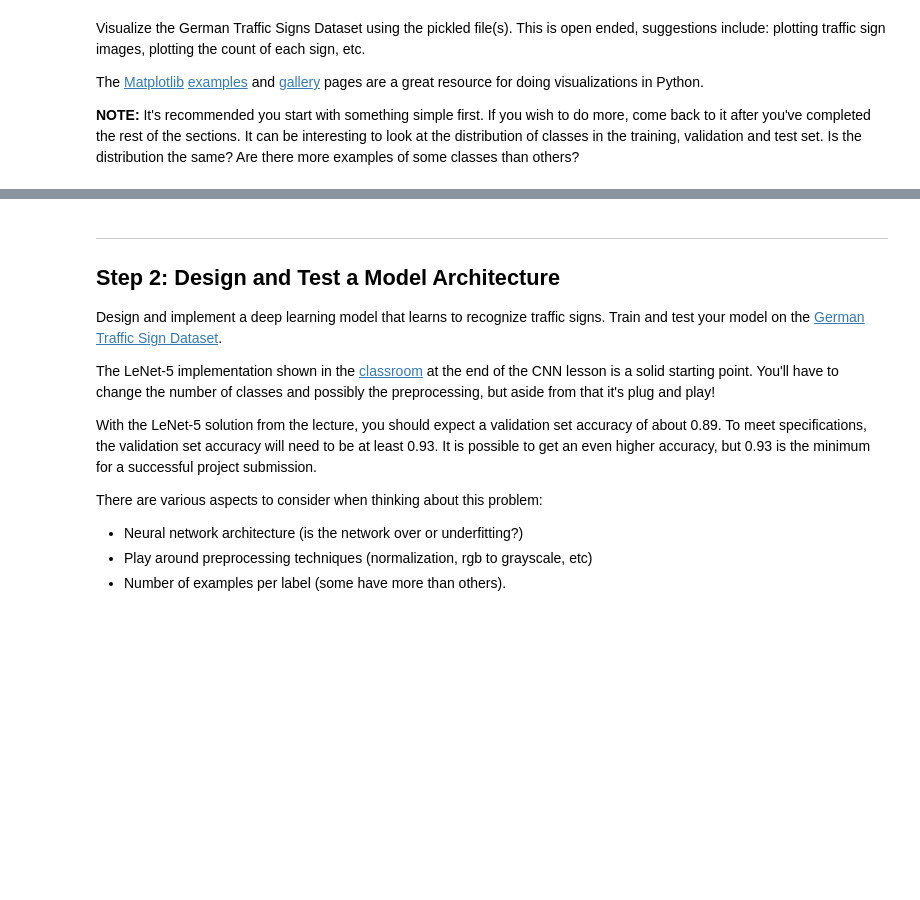
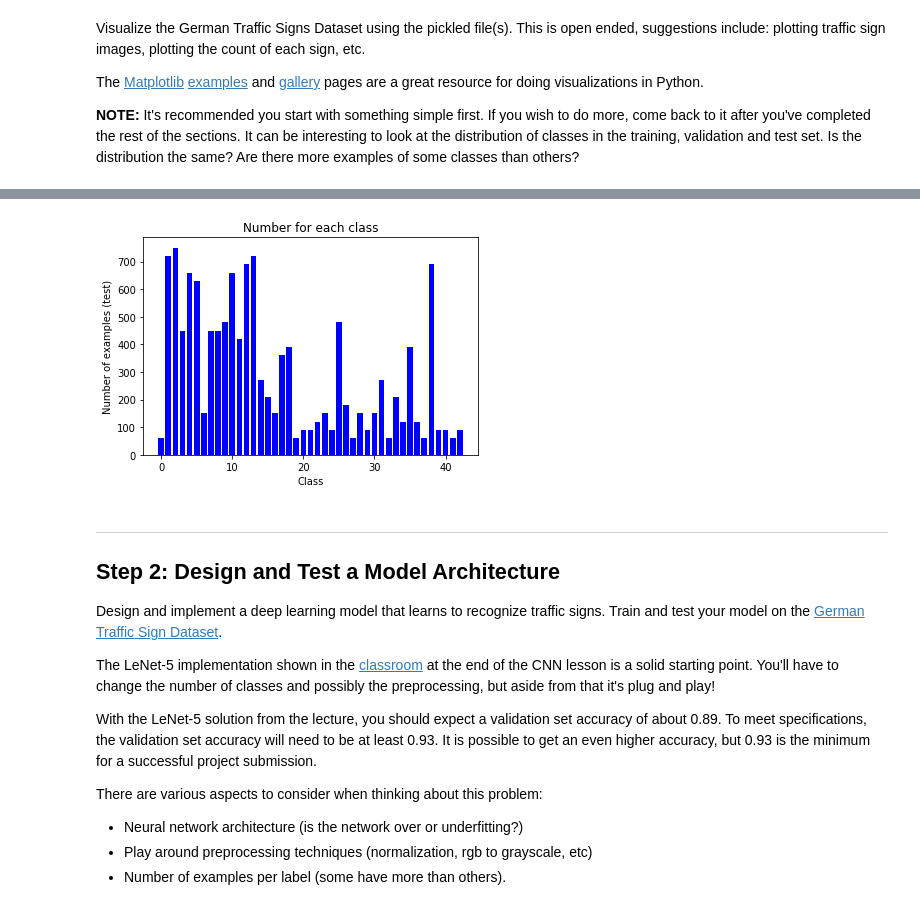
Before and after one commit to pl80tech/CarND-Traffic-Sign-Classifier, a Jupyter notebook: Traffic_Sign_Classifier.ipynb, the cells around one changed output, grey strips where cells are left out. Cells and saved outputs as stored; diff of their text form; code cells hidden in the pictures; blank space fills up the shorter version.

```diff
--- a/Traffic_Sign_Classifier.ipynb
+++ b/Traffic_Sign_Classifier.ipynb
@@ -116,3 +137,8 @@ import matplotlib.pyplot as plt
+# %%
+# Test data
+plot_number_of_each_label(y_test, 'Number of examples (test)', 'Class', 'Number for each class', 'b')
+# %% [output]
+[figure, added]
 # %% [markdown]
 ----
 
```
Also changed, not shown: parts of 4 cells of this notebook.
